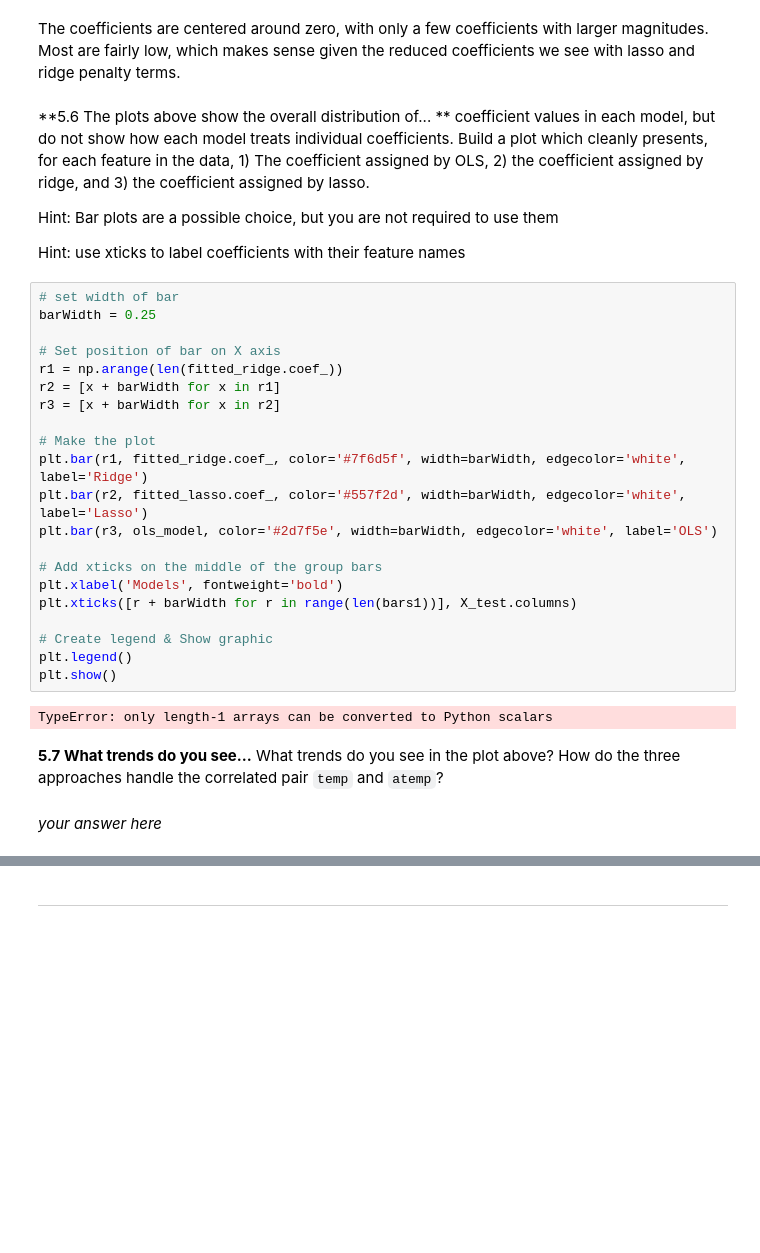
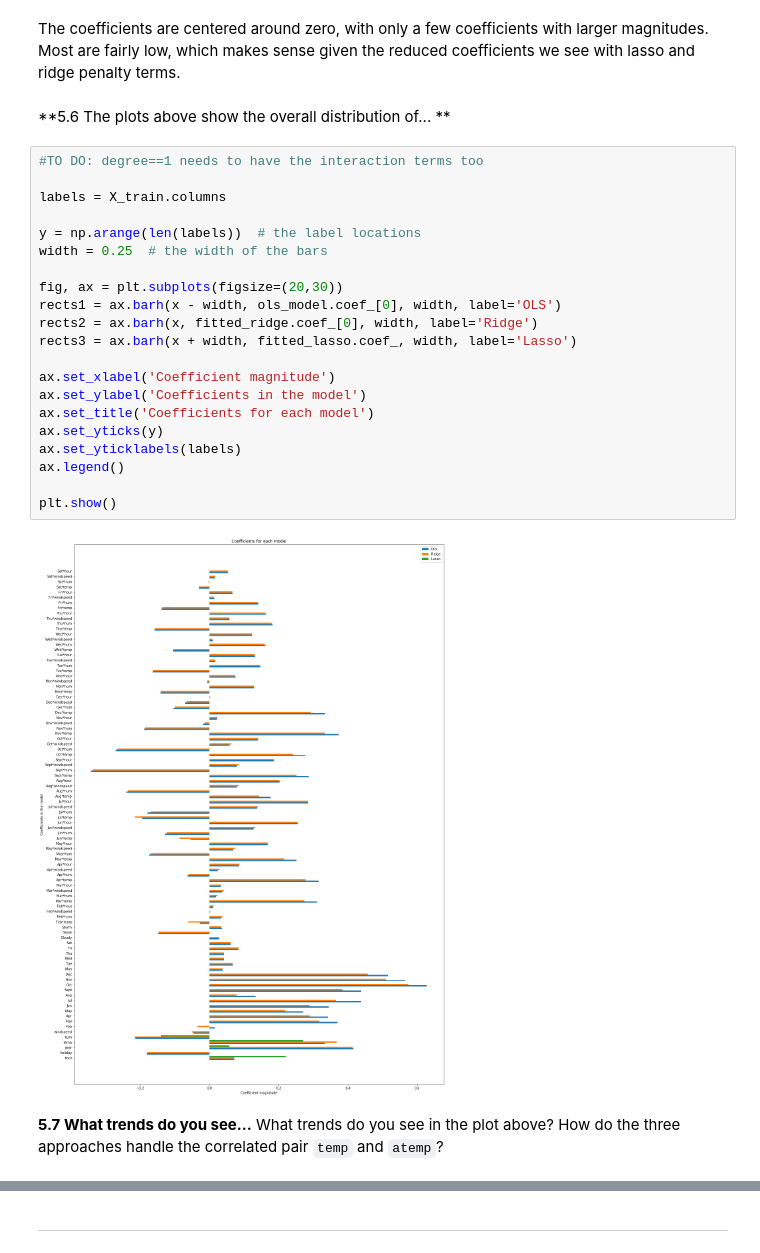
Before and after one commit to katiegrosch/2019-CS109A, a Jupyter notebook: content/homeworks/cs109a_hw3_209/cs109a_hw3.ipynb, the cells around one changed output, grey strips where cells are left out. Saved outputs shown, nothing was run; the diff lists cells and outputs as text; blank space fills up the shorter version.

```diff
--- a/content/homeworks/cs109a_hw3_209/cs109a_hw3.ipynb
+++ b/content/homeworks/cs109a_hw3_209/cs109a_hw3.ipynb
@@ -805,35 +826,29 @@ plt.show()
 # %% [markdown]
 The coefficients are centered around zero, with only a few coefficients with larger magnitudes. Most are fairly low, which makes sense given the reduced coefficients we see with lasso and ridge penalty terms.
-# %% [markdown]
-**5.6 The plots above show the overall distribution of... ** coefficient values in each model, but do not show how each model treats individual coefficients. Build a plot which cleanly presents, for each feature in the data, 1) The coefficient assigned by OLS, 2) the coefficient assigned by ridge, and 3) the coefficient assigned by lasso.
-
-Hint: Bar plots are a possible choice, but you are not required to use them
-
-Hint: use xticks to label coefficients with their feature names
-# %%
-# set width of bar
-barWidth = 0.25
-
-# Set position of bar on X axis
-r1 = np.arange(len(fitted_ridge.coef_))
-r2 = [x + barWidth for x in r1]
-r3 = [x + barWidth for x in r2]
-
-# Make the plot
-plt.bar(r1, fitted_ridge.coef_, color='#7f6d5f', width=barWidth, edgecolor='white', label='Ridge')
-plt.bar(r2, fitted_lasso.coef_, color='#557f2d', width=barWidth, edgecolor='white', label='Lasso')
-plt.bar(r3, ols_model, color='#2d7f5e', width=barWidth, edgecolor='white', label='OLS')
-
-# Add xticks on the middle of the group bars
-plt.xlabel('Models', fontweight='bold')
-plt.xticks([r + barWidth for r in range(len(bars1))], X_test.columns)
-
-# Create legend & Show graphic
-plt.legend()
-plt.show()
-# %% [output]
-TypeError: only length-1 arrays can be converted to Python scalars
+# %% [markdown]
+**5.6 The plots above show the overall distribution of... **
+# %%
+#TO DO: degree==1 needs to have the interaction terms too
+
+labels = X_train.columns
+
+y = np.arange(len(labels))  # the label locations
+width = 0.25  # the width of the bars
+
+fig, ax = plt.subplots(figsize=(20,30))
+rects1 = ax.barh(x - width, ols_model.coef_[0], width, label='OLS')
+rects2 = ax.barh(x, fitted_ridge.coef_[0], width, label='Ridge')
+rects3 = ax.barh(x + width, fitted_lasso.coef_, width, label='Lasso')
+
+ax.set_xlabel('Coefficient magnitude')
+ax.set_ylabel('Coefficients in the model')
+ax.set_title('Coefficients for each model')
+ax.set_yticks(y)
+ax.set_yticklabels(labels)
+ax.legend()
+
+plt.show()
+# %% [output]
+[figure, added]
 # %% [markdown]
 **5.7 What trends do you see...** What trends do you see in the plot above? How do the three approaches handle the correlated pair `temp` and `atemp`?
-# %% [markdown]
-*your answer here*
```
Also changed, not shown: parts of 17 cells of this notebook.
